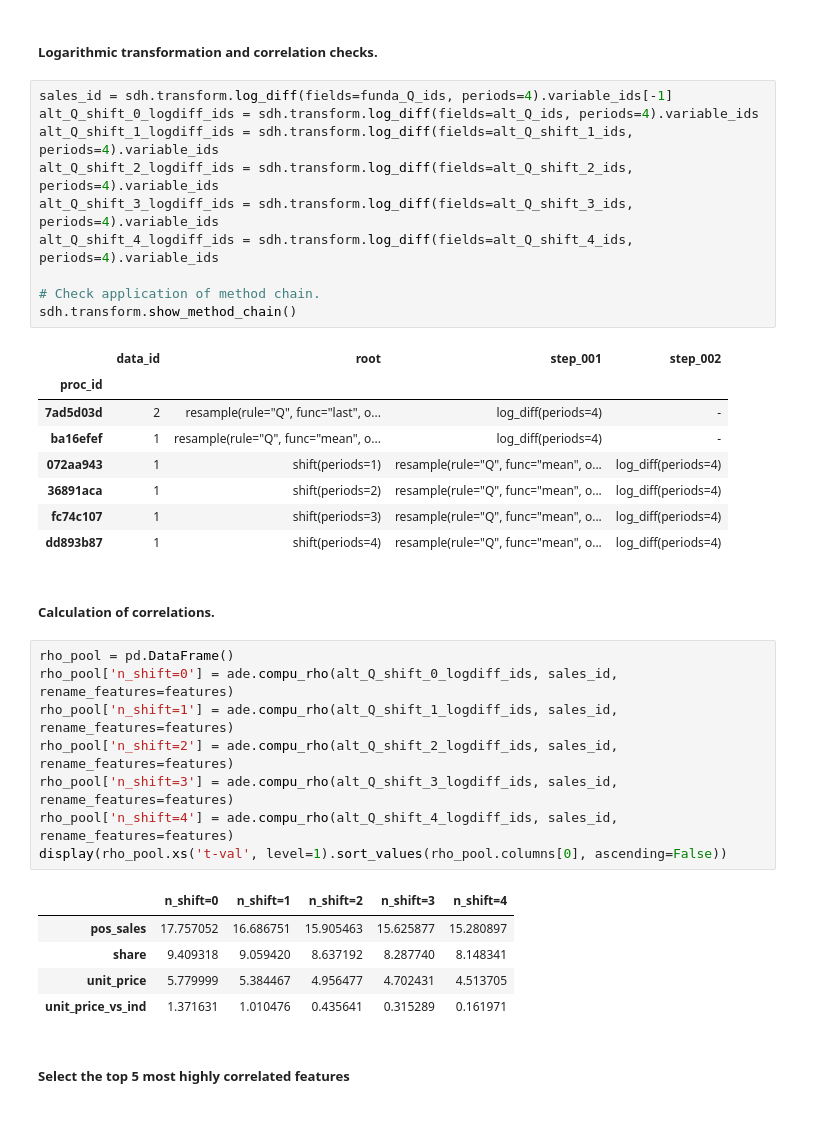
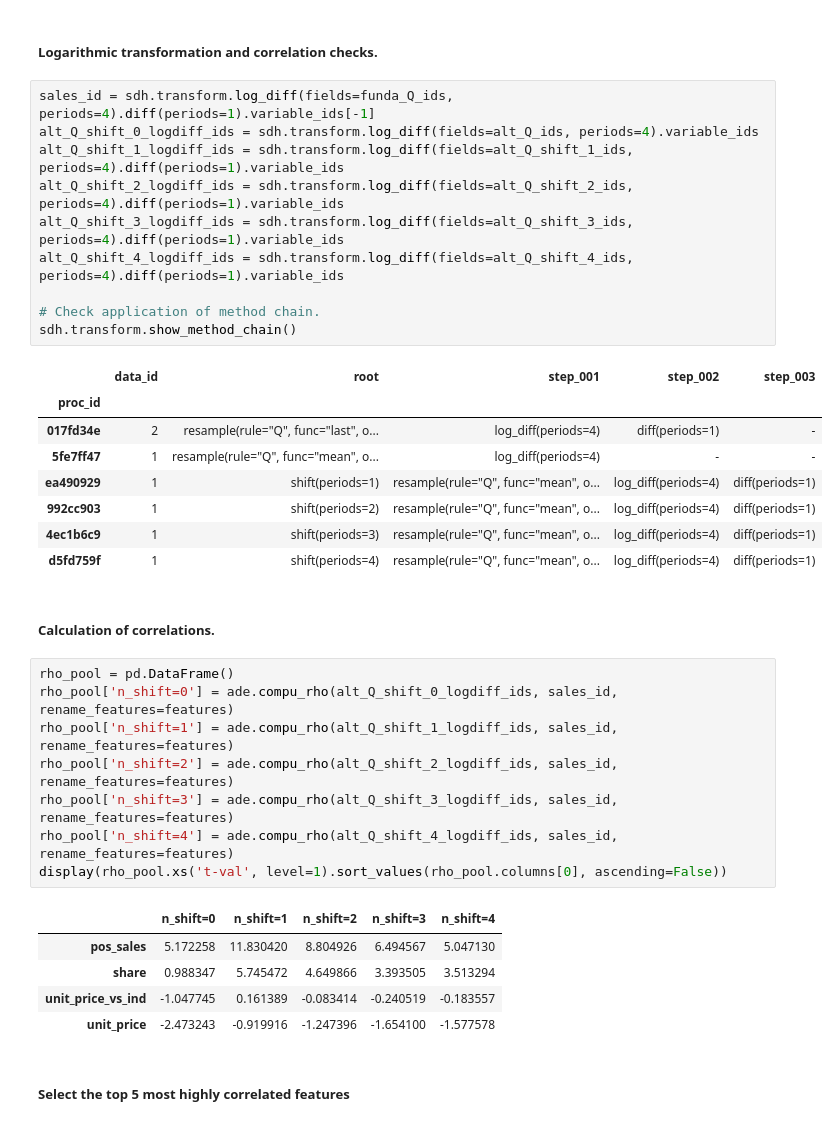
Before and after one commit to aiqindex/sample_notebooks, a Jupyter notebook: altdata_evaluation_single_dataset_aiq_pos.ipynb, the cells around one changed output. Cells and saved outputs as stored; diff of their text form.

```diff
--- a/altdata_evaluation_single_dataset_aiq_pos.ipynb
+++ b/altdata_evaluation_single_dataset_aiq_pos.ipynb
@@ -136,24 +136,24 @@ sdh.show_line_one_target(
 # %% [markdown]
 ##### Logarithmic transformation and correlation checks.
 # %%
-sales_id = sdh.transform.log_diff(fields=funda_Q_ids, periods=4).variable_ids[-1]
+sales_id = sdh.transform.log_diff(fields=funda_Q_ids, periods=4).diff(periods=1).variable_ids[-1]
 alt_Q_shift_0_logdiff_ids = sdh.transform.log_diff(fields=alt_Q_ids, periods=4).variable_ids
-alt_Q_shift_1_logdiff_ids = sdh.transform.log_diff(fields=alt_Q_shift_1_ids, periods=4).variable_ids
-alt_Q_shift_2_logdiff_ids = sdh.transform.log_diff(fields=alt_Q_shift_2_ids, periods=4).variable_ids
-alt_Q_shift_3_logdiff_ids = sdh.transform.log_diff(fields=alt_Q_shift_3_ids, periods=4).variable_ids
-alt_Q_shift_4_logdiff_ids = sdh.transform.log_diff(fields=alt_Q_shift_4_ids, periods=4).variable_ids
+alt_Q_shift_1_logdiff_ids = sdh.transform.log_diff(fields=alt_Q_shift_1_ids, periods=4).diff(periods=1).variable_ids
+alt_Q_shift_2_logdiff_ids = sdh.transform.log_diff(fields=alt_Q_shift_2_ids, periods=4).diff(periods=1).variable_ids
+alt_Q_shift_3_logdiff_ids = sdh.transform.log_diff(fields=alt_Q_shift_3_ids, periods=4).diff(periods=1).variable_ids
+alt_Q_shift_4_logdiff_ids = sdh.transform.log_diff(fields=alt_Q_shift_4_ids, periods=4).diff(periods=1).variable_ids
 
 # Check application of method chain.
 sdh.transform.show_method_chain()
 # %% [output]
-|  | data_id | root | step_001 | step_002 |
-| proc_id |  |  |  |  |
-| 7ad5d03d | 2 | resample(rule="Q", func="last", o... | log_diff(periods=4) | - |
-| ba16efef | 1 | resample(rule="Q", func="mean", o... | log_diff(periods=4) | - |
-| 072aa943 | 1 | shift(periods=1) | resample(rule="Q", func="mean", o... | log_diff(periods=4) |
-| 36891aca | 1 | shift(periods=2) | resample(rule="Q", func="mean", o... | log_diff(periods=4) |
-| fc74c107 | 1 | shift(periods=3) | resample(rule="Q", func="mean", o... | log_diff(periods=4) |
-| dd893b87 | 1 | shift(periods=4) | resample(rule="Q", func="mean", o... | log_diff(periods=4) |
+|  | data_id | root | step_001 | step_002 | step_003 |
+| proc_id |  |  |  |  |  |
+| 017fd34e | 2 | resample(rule="Q", func="last", o... | log_diff(periods=4) | diff(periods=1) | - |
+| 5fe7ff47 | 1 | resample(rule="Q", func="mean", o... | log_diff(periods=4) | - | - |
+| ea490929 | 1 | shift(periods=1) | resample(rule="Q", func="mean", o... | log_diff(periods=4) | diff(periods=1) |
+| 992cc903 | 1 | shift(periods=2) | resample(rule="Q", func="mean", o... | log_diff(periods=4) | diff(periods=1) |
+| 4ec1b6c9 | 1 | shift(periods=3) | resample(rule="Q", func="mean", o... | log_diff(periods=4) | diff(periods=1) |
+| d5fd759f | 1 | shift(periods=4) | resample(rule="Q", func="mean", o... | log_diff(periods=4) | diff(periods=1) |
 # %% [markdown]
 ##### Calculation of correlations.
 # %%
@@ -166,10 +166,10 @@ rho_pool['n_shift=4'] = ade.compu_rho(alt_Q_shift_4_logdiff_ids, sales_id, renam
 display(rho_pool.xs('t-val', level=1).sort_values(rho_pool.columns[0], ascending=False))
 # %% [output]
 |  | n_shift=0 | n_shift=1 | n_shift=2 | n_shift=3 | n_shift=4 |
-| pos_sales | 17.757052 | 16.686751 | 15.905463 | 15.625877 | 15.280897 |
-| share | 9.409318 | 9.059420 | 8.637192 | 8.287740 | 8.148341 |
-| unit_price | 5.779999 | 5.384467 | 4.956477 | 4.702431 | 4.513705 |
-| unit_price_vs_ind | 1.371631 | 1.010476 | 0.435641 | 0.315289 | 0.161971 |
+| pos_sales | 5.172258 | 11.830420 | 8.804926 | 6.494567 | 5.047130 |
+| share | 0.988347 | 5.745472 | 4.649866 | 3.393505 | 3.513294 |
+| unit_price_vs_ind | -1.047745 | 0.161389 | -0.083414 | -0.240519 | -0.183557 |
+| unit_price | -2.473243 | -0.919916 | -1.247396 | -1.654100 | -1.577578 |
 # %% [markdown]
 ##### Select the top 5 most highly correlated features
 # %%
```
Also changed, not shown: parts of 9 cells of this notebook, 1 other file.
